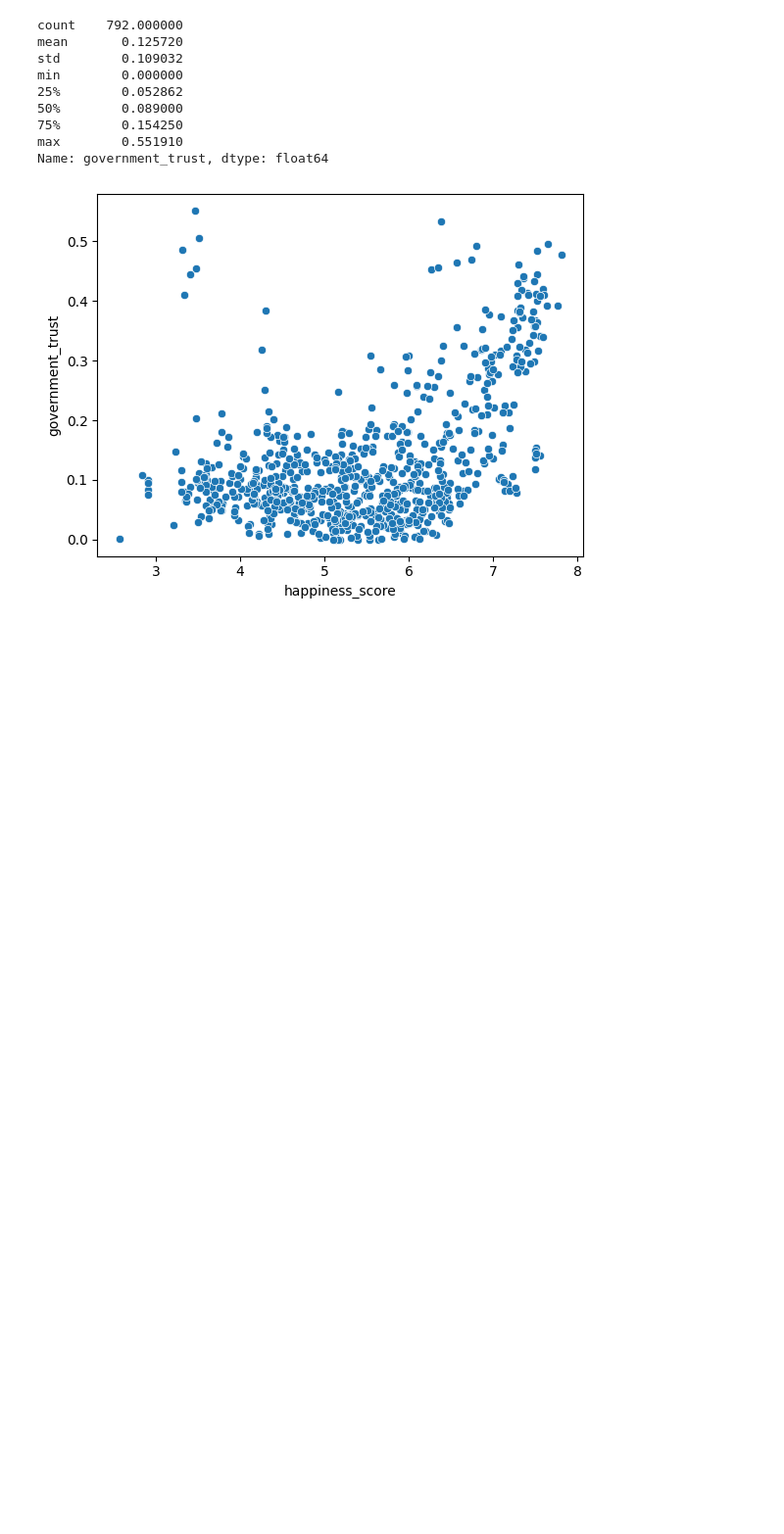
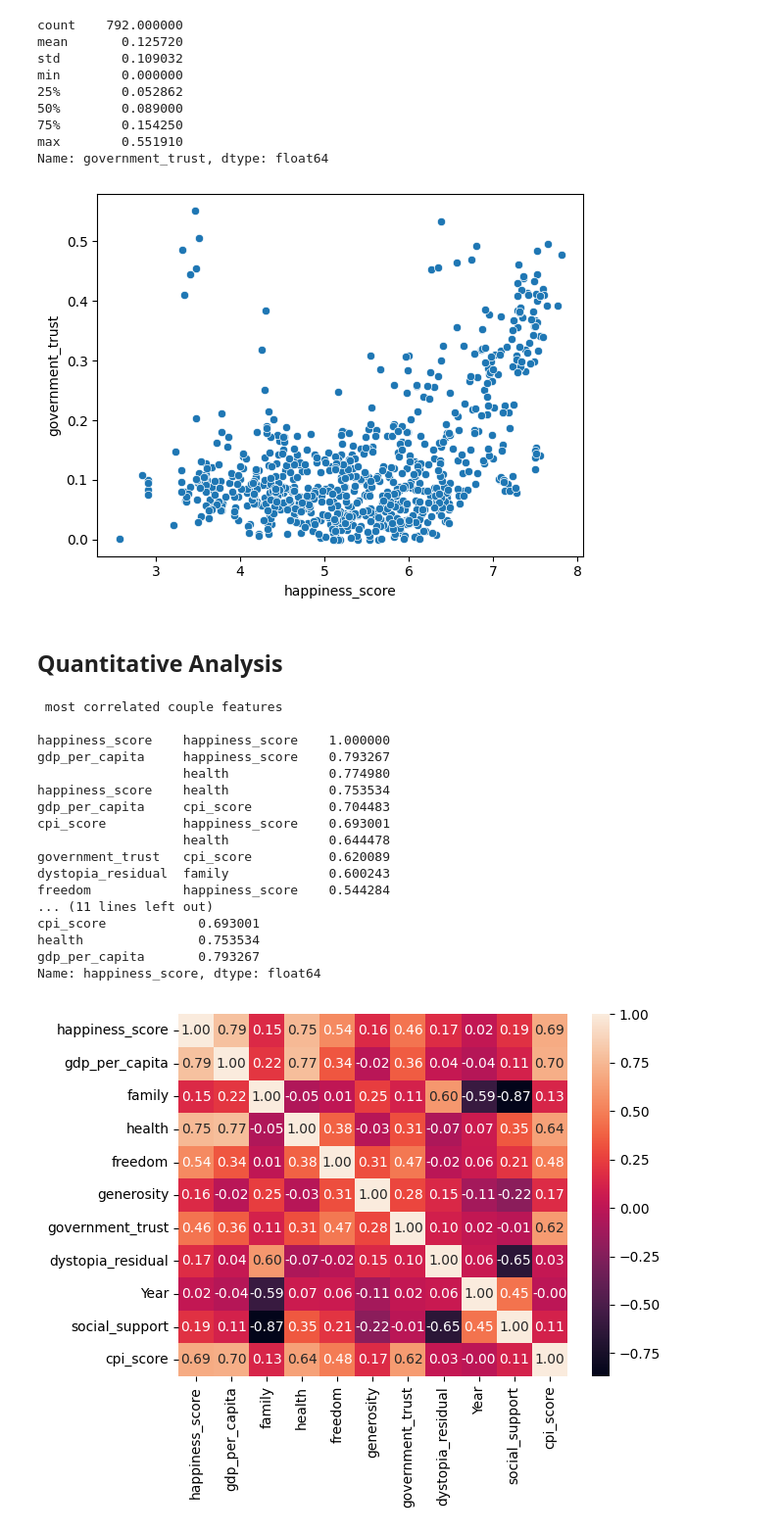
Before and after one commit to piovesanaedoardo/Social_Research_2022_2023-HappinessCorruption, a Jupyter notebook: main.ipynb, the cells around one changed output. Shown at 98% size. Drawn from its saved outputs; the diff is of its cells as text; code cells hidden in the pictures; blank space fills up the shorter version.

```diff
--- a/main.ipynb
+++ b/main.ipynb
@@ -109,3 +153,40 @@ min        0.000000
 max        0.551910
 Name: government_trust, dtype: float64
 [figure]
+# %% [markdown]
+## Quantitative Analysis
+# %%
+# correlation matrix of the dataset (only 2 decimal places)
+corr_matrix = df.corr()
+sns.heatmap(corr_matrix, annot=True, fmt=".2f")
+
+# the most correlated couple features (only 2 decimal places)
+print("\n most correlated couple features \n")
+print(corr_matrix.unstack().sort_values(ascending=False).drop_duplicates()[:10])
+
+# the least correlated couple features (only 2 decimal places)
+# print("\n least correlated couple features \n")
+# print(corr_matrix.unstack().sort_values(ascending=True).drop_duplicates()[:10])
+
+# least correlated features with happiness_score
+print("\n -----------least correlated features with happiness_score \n")
+print(corr_matrix["happiness_score"].sort_values(ascending=True)[:10])
+# %% [output]
+ most correlated couple features
+
+happiness_score    happiness_score    1.000000
+gdp_per_capita     happiness_score    0.793267
+                   health             0.774980
+happiness_score    health             0.753534
+gdp_per_capita     cpi_score          0.704483
+cpi_score          happiness_score    0.693001
+                   health             0.644478
+government_trust   cpi_score          0.620089
+dystopia_residual  family             0.600243
+freedom            happiness_score    0.544284
+... (11 lines left out)
+cpi_score            0.693001
+health               0.753534
+gdp_per_capita       0.793267
+Name: happiness_score, dtype: float64
+[figure, added]
```
Also changed, not shown: parts of 17 cells of this notebook, 4 other files.
